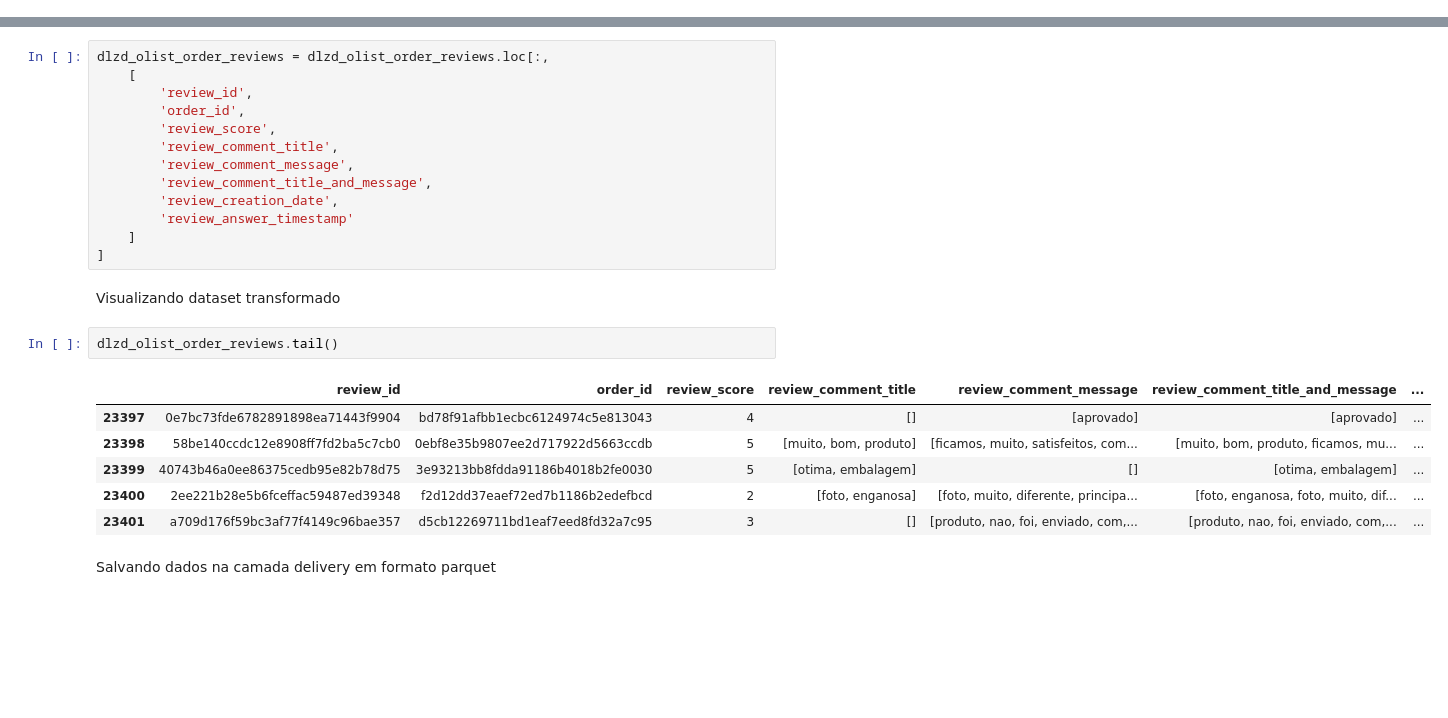
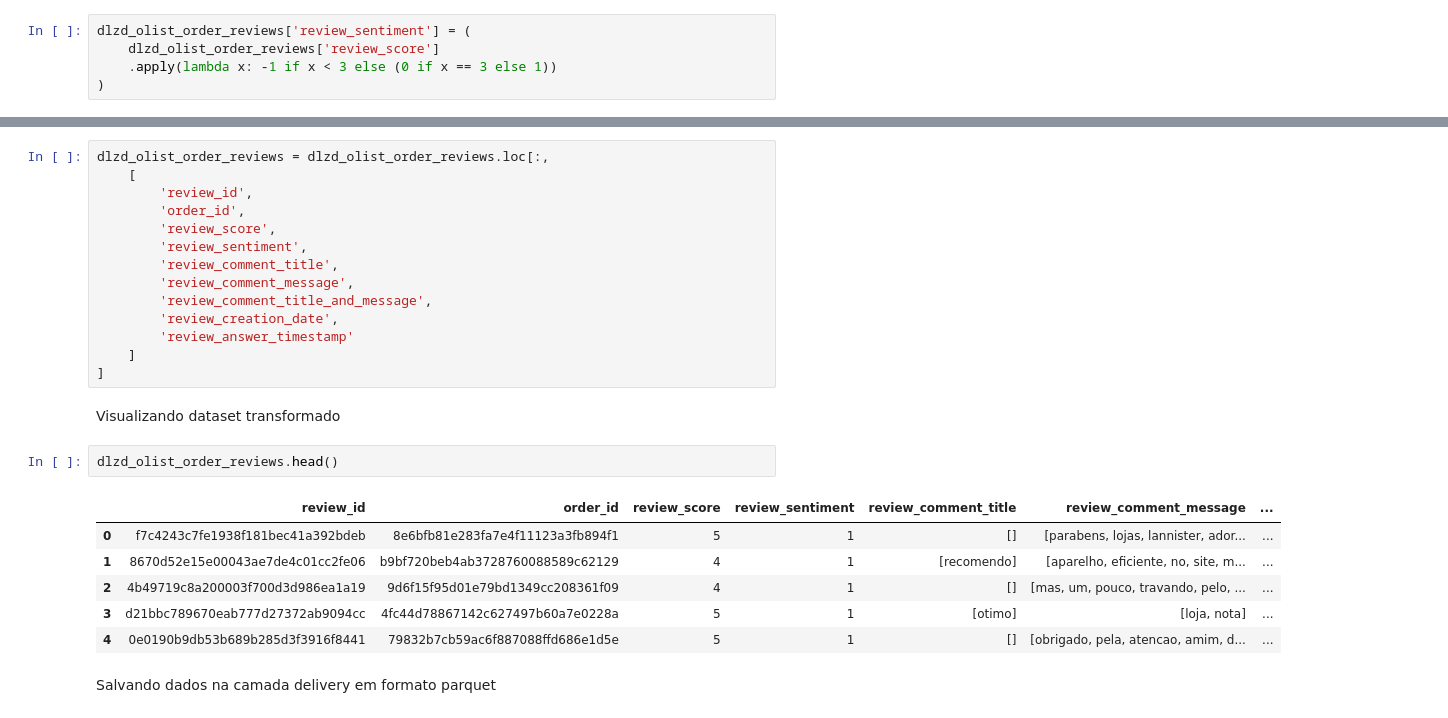
Before and after one commit to Squinelato/eEDB-002-2024-3, a Jupyter notebook: preprocessing/delivery_layer.ipynb, the cells around one changed output, grey strips where cells are left out. Saved outputs shown, nothing was run; the diff lists cells and outputs as text; blank space fills up the shorter version.

```diff
--- a/preprocessing/delivery_layer.ipynb
+++ b/preprocessing/delivery_layer.ipynb
@@ -53,3 +58,8 @@ dlzd_olist_order_reviews['review_comment_title_and_message'] = titles + messages
+# %%
+dlzd_olist_order_reviews['review_sentiment'] = (
+    dlzd_olist_order_reviews['review_score']
+    .apply(lambda x: -1 if x < 3 else (0 if x == 3 else 1))
+)
 # %% [markdown]
 Reorganizando ordem das colunas
 # %%
@@ -58,6 +68,7 @@ dlzd_olist_order_reviews = dlzd_olist_order_reviews.loc[:,
         'review_id',
         'order_id',
         'review_score',
+        'review_sentiment',
         'review_comment_title',
         'review_comment_message',
         'review_comment_title_and_message',
@@ -68,14 +79,14 @@ dlzd_olist_order_reviews = dlzd_olist_order_reviews.loc[:,
 # %% [markdown]
 Visualizando dataset transformado
 # %%
-dlzd_olist_order_reviews.tail()
+dlzd_olist_order_reviews.head()
 # %% [output]
-|  | review_id | order_id | review_score | review_comment_title | review_comment_message | review_comment_title_and_message | ... |
-| 23397 | 0e7bc73fde6782891898ea71443f9904 | bd78f91afbb1ecbc6124974c5e813043 | 4 | [] | [aprovado] | [aprovado] | ... |
-| 23398 | 58be140ccdc12e8908ff7fd2ba5c7cb0 | 0ebf8e35b9807ee2d717922d5663ccdb | 5 | [muito, bom, produto] | [ficamos, muito, satisfeitos, com... | [muito, bom, produto, ficamos, mu... | ... |
-| 23399 | 40743b46a0ee86375cedb95e82b78d75 | 3e93213bb8fdda91186b4018b2fe0030 | 5 | [otima, embalagem] | [] | [otima, embalagem] | ... |
-| 23400 | 2ee221b28e5b6fceffac59487ed39348 | f2d12dd37eaef72ed7b1186b2edefbcd | 2 | [foto, enganosa] | [foto, muito, diferente, principa... | [foto, enganosa, foto, muito, dif... | ... |
-| 23401 | a709d176f59bc3af77f4149c96bae357 | d5cb12269711bd1eaf7eed8fd32a7c95 | 3 | [] | [produto, nao, foi, enviado, com,... | [produto, nao, foi, enviado, com,... | ... |
+|  | review_id | order_id | review_score | review_sentiment | review_comment_title | review_comment_message | ... |
+| 0 | f7c4243c7fe1938f181bec41a392bdeb | 8e6bfb81e283fa7e4f11123a3fb894f1 | 5 | 1 | [] | [parabens, lojas, lannister, ador... | ... |
+| 1 | 8670d52e15e00043ae7de4c01cc2fe06 | b9bf720beb4ab3728760088589c62129 | 4 | 1 | [recomendo] | [aparelho, eficiente, no, site, m... | ... |
+| 2 | 4b49719c8a200003f700d3d986ea1a19 | 9d6f15f95d01e79bd1349cc208361f09 | 4 | 1 | [] | [mas, um, pouco, travando, pelo, ... | ... |
+| 3 | d21bbc789670eab777d27372ab9094cc | 4fc44d78867142c627497b60a7e0228a | 5 | 1 | [otimo] | [loja, nota] | ... |
+| 4 | 0e0190b9db53b689b285d3f3916f8441 | 79832b7cb59ac6f887088ffd686e1d5e | 5 | 1 | [] | [obrigado, pela, atencao, amim, d... | ... |
 # %% [markdown]
 Salvando dados na camada delivery em formato parquet
 # %%
```
Also changed, not shown: parts of 6 cells of this notebook, 2 other files.
